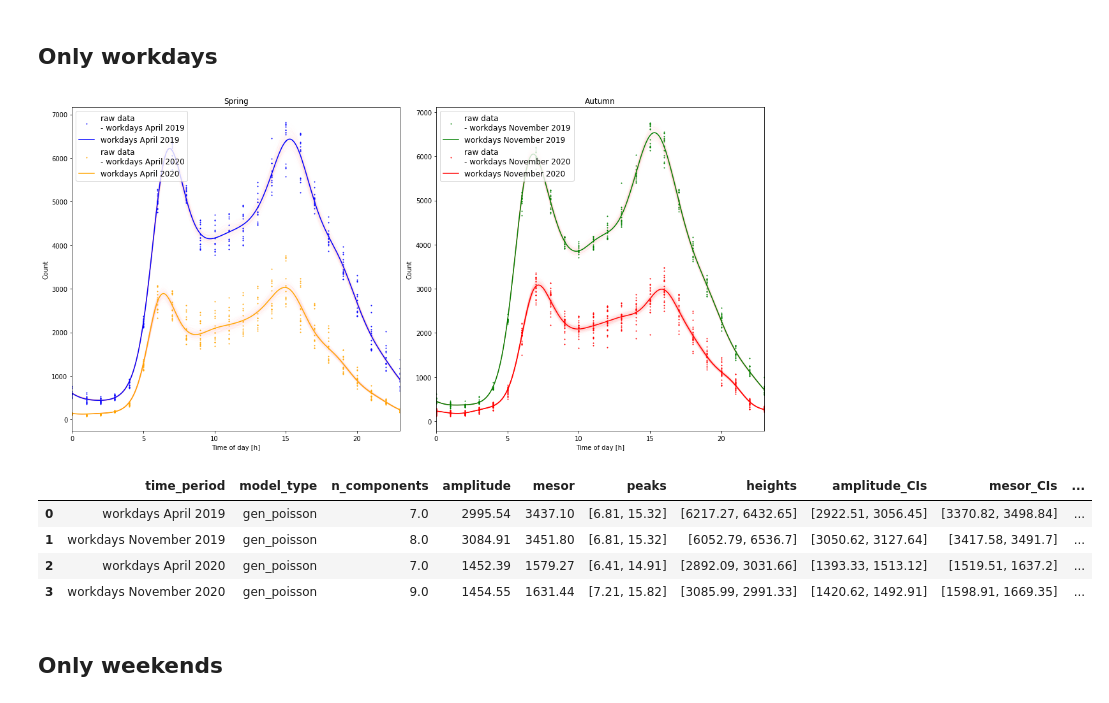
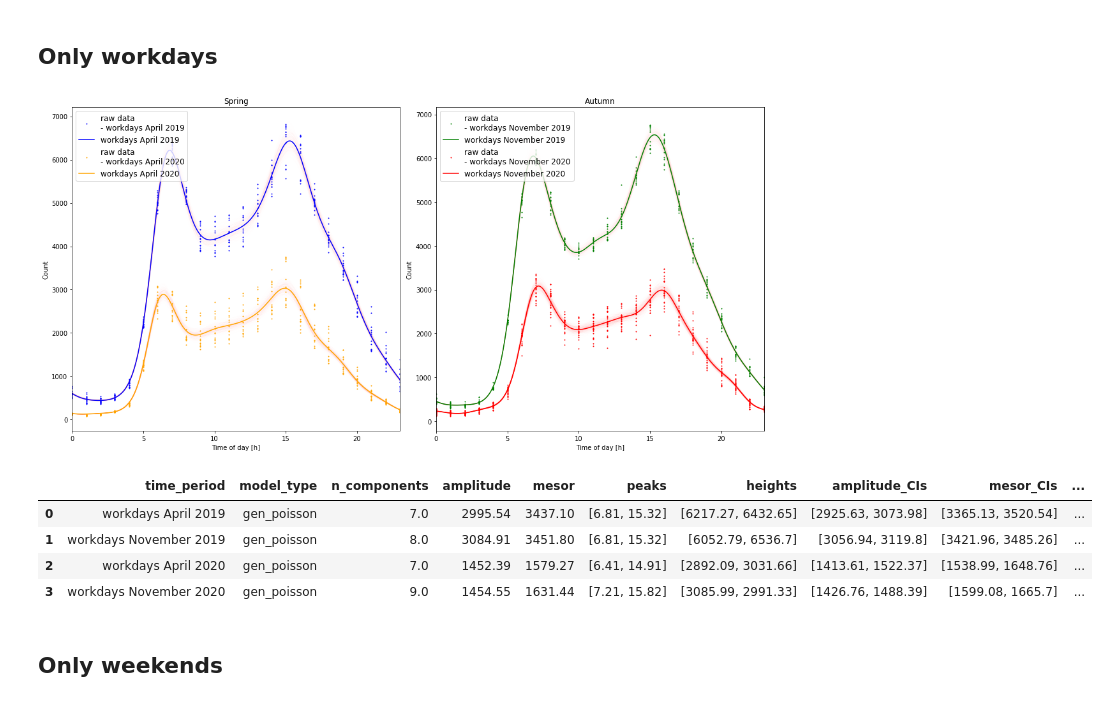
Before and after one commit to ninavelikajne/RhythmCount, a Jupyter notebook: example/traffic_example.ipynb, the cells around one changed output. Drawn from its saved outputs; the diff is of its cells as text; code cells hidden in the pictures.

```diff
--- a/example/traffic_example.ipynb
+++ b/example/traffic_example.ipynb
@@ -19,7 +19,7 @@ warnings.filterwarnings("ignore", category=MatplotlibDeprecationWarning)
 # %%
-df = pd.read_csv(r'..\data\supp_file_0.csv')
+df = pd.read_csv(r'data\supp_file_0.csv')
 df = dproc.clean_data(df)
-plot.plot_raw_data(df, "Southern Ring Road of Ljubljana", 1500)
+plot.plot_raw_data(df, "Southern Ring Road of Ljubljana", 1500,save_file_to='supp_file_0_raw.pdf')
 # %% [output]
 Southern Ring Road of Ljubljana  Var:  3374499.8176657874  Mean:  3057.687174541948
 [figure]
@@ -29,8 +29,8 @@ Southern Ring Road of Ljubljana  Var:  3374499.8176657874  Mean:  3057.687174541
 models_type = ['poisson', 'zero_poisson', 'gen_poisson', 'nb', 'zero_nb']
 n_components = [1, 2, 3, 4, 5, 6, 7, 8, 9, 10]
 # %%
-df_results = dproc.fit_to_models(df, models_type, n_components)
-df_results.to_csv(r'results\results.csv')
+df_results = dproc.fit_to_models(df, models_type, n_components,save_file_to='0_models.pdf')
+df_results.to_csv(r'results\supp_file_0_results.csv')
 display(df_results)
 # %% [output]
 [figure]
@@ -157,19 +157,19 @@ display(df_results)
 # %% [markdown]
 ## Only workdays
 # %%
-df_covid = pd.read_csv(r'..\data\supp_file_2.csv')
+df_covid = pd.read_csv(r'data\supp_file_2.csv')
 df_results = dproc.compare_by_component(df_covid, 'time_period', n_components, models_type, ax_indices=[0, 1, 0, 1],
                            ax_titles=['Spring', 'Autumn'], rows=1, cols=2,save_file_to='figure2.pdf')
-df_results=df_results[['time_period','model_type','n_components','amplitude', 'mesor', 'peaks', 'heights','amplitude_CIs','mesor_CIs','peaks_CIs','heights_CIs','AIC','BIC','log_likelihood','p']]
-df_results.to_csv(r'results\covid_workdays.csv', index=False)
+df_results=df_results[['time_period','model_type','n_components','amplitude', 'mesor', 'peaks', 'heights','amplitude_CIs','mesor_CIs','peaks_CIs','heights_CIs','AIC','BIC','log_likelihood','llr_pvalue']]
+df_results.to_csv(r'results\supp_file_5.csv', index=False)
 display(df_results)
 # %% [output]
 [figure]
 |  | time_period | model_type | n_components | amplitude | mesor | peaks | heights | amplitude_CIs | mesor_CIs | ... |
-| 0 | workdays April 2019 | gen_poisson | 7.0 | 2995.54 | 3437.10 | [6.81, 15.32] | [6217.27, 6432.65] | [2922.51, 3056.45] | [3370.82, 3498.84] | ... |
-| 1 | workdays November 2019 | gen_poisson | 8.0 | 3084.91 | 3451.80 | [6.81, 15.32] | [6052.79, 6536.7] | [3050.62, 3127.64] | [3417.58, 3491.7] | ... |
-| 2 | workdays April 2020 | gen_poisson | 7.0 | 1452.39 | 1579.27 | [6.41, 14.91] | [2892.09, 3031.66] | [1393.33, 1513.12] | [1519.51, 1637.2] | ... |
-| 3 | workdays November 2020 | gen_poisson | 9.0 | 1454.55 | 1631.44 | [7.21, 15.82] | [3085.99, 2991.33] | [1420.62, 1492.91] | [1598.91, 1669.35] | ... |
+| 0 | workdays April 2019 | gen_poisson | 7.0 | 2995.54 | 3437.10 | [6.81, 15.32] | [6217.27, 6432.65] | [2925.63, 3073.98] | [3365.13, 3520.54] | ... |
+| 1 | workdays November 2019 | gen_poisson | 8.0 | 3084.91 | 3451.80 | [6.81, 15.32] | [6052.79, 6536.7] | [3056.94, 3119.8] | [3421.96, 3485.26] | ... |
+| 2 | workdays April 2020 | gen_poisson | 7.0 | 1452.39 | 1579.27 | [6.41, 14.91] | [2892.09, 3031.66] | [1413.61, 1522.37] | [1538.99, 1648.76] | ... |
+| 3 | workdays November 2020 | gen_poisson | 9.0 | 1454.55 | 1631.44 | [7.21, 15.82] | [3085.99, 2991.33] | [1426.76, 1488.39] | [1599.08, 1665.7] | ... |
 # %% [markdown]
 ## Only weekends
 # %%
```
Also changed, not shown: parts of 13 cells of this notebook, 33 other files.
